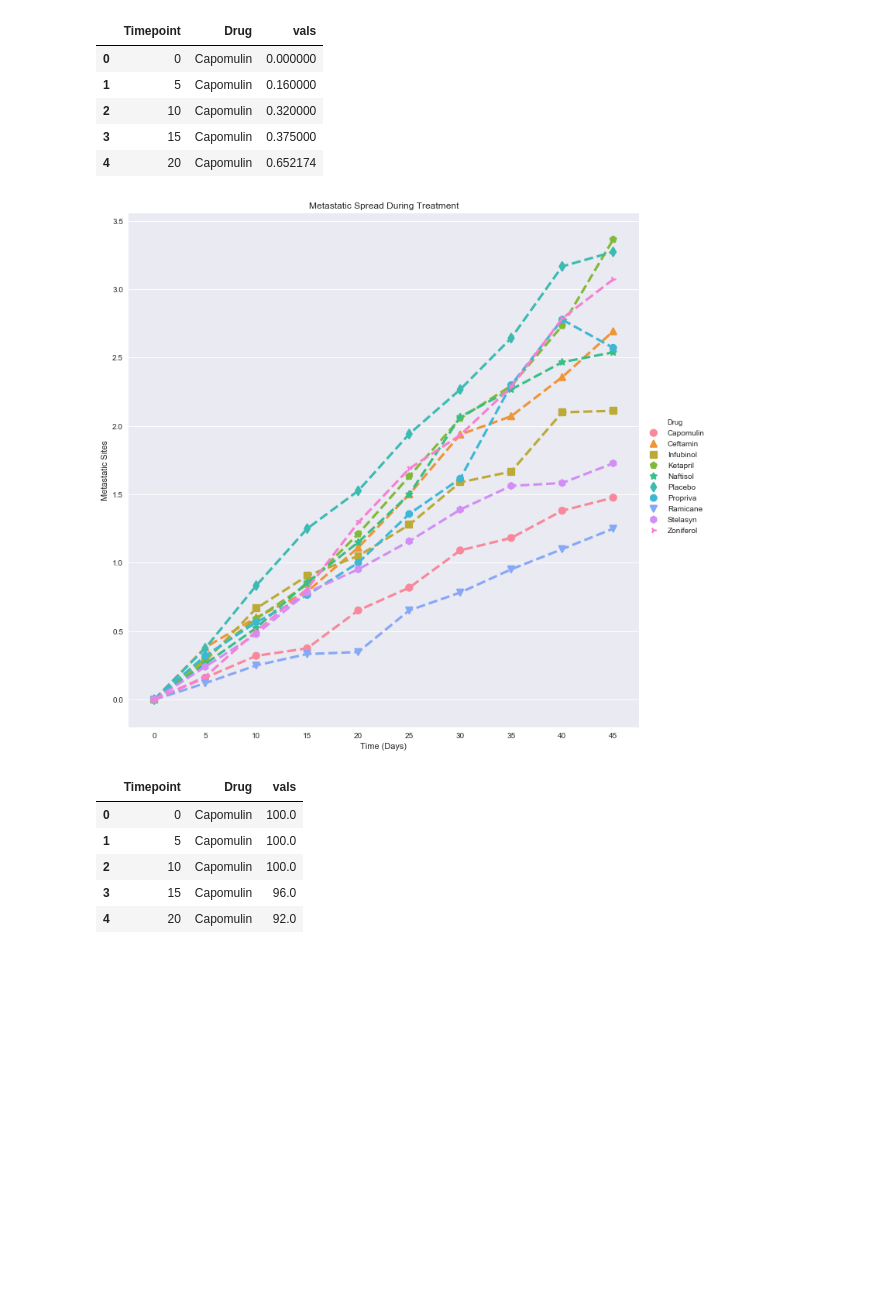
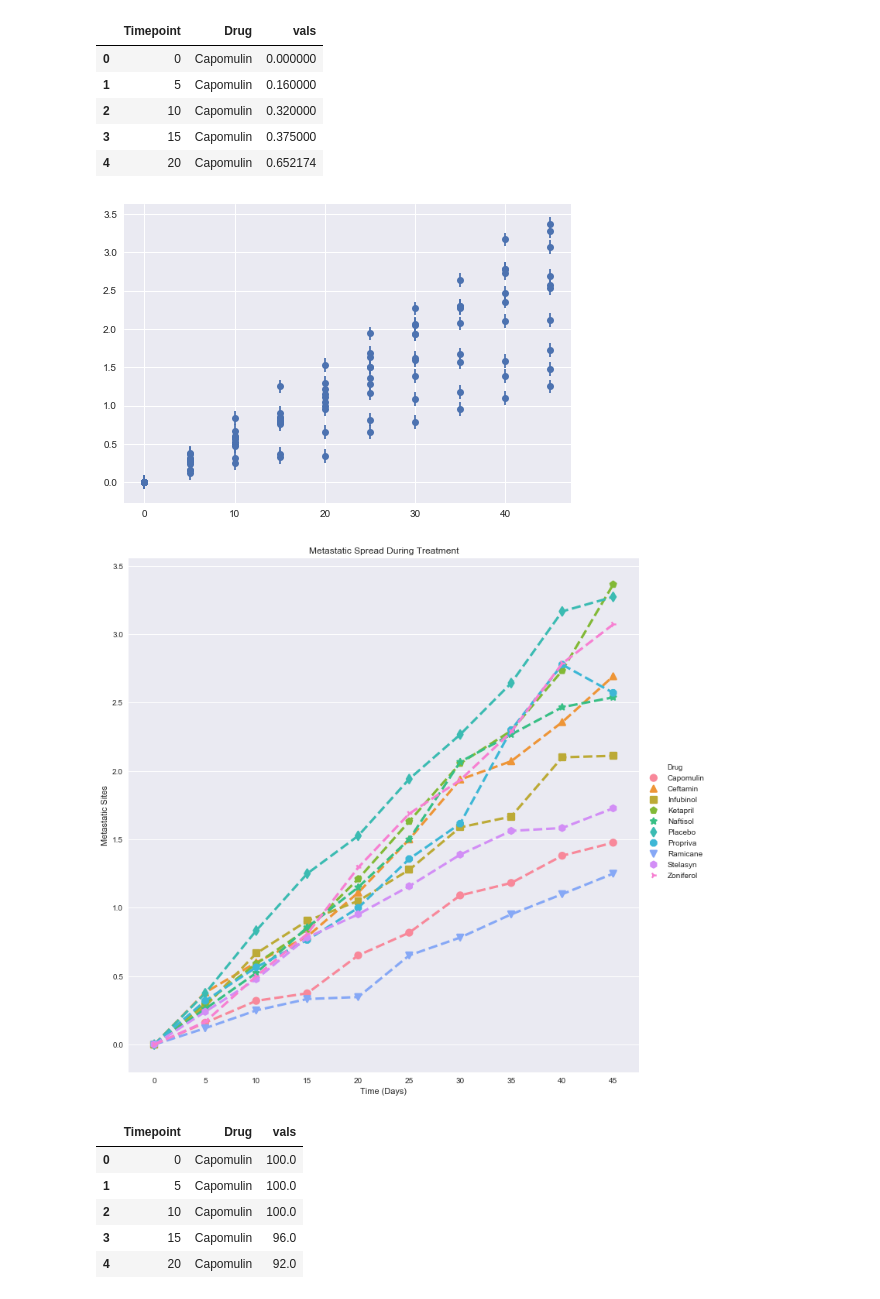
Before and after one commit to nblase22/the-power-of-plots, a Jupyter notebook: Pymaceuticals/Pymaceuticals.ipynb, the cells around one changed output. Saved outputs shown, nothing was run; the diff lists cells and outputs as text; code cells hidden in the pictures; blank space fills up the shorter version.

```diff
--- a/Pymaceuticals/Pymaceuticals.ipynb
+++ b/Pymaceuticals/Pymaceuticals.ipynb
@@ -103,6 +110,7 @@ ms = ms_grp["Metastatic Sites"].mean()
 # create the data frame for reorginzing
 ms_df = pd.DataFrame({"Metastatic Sites": ms})
 
+e = ms_df["Metastatic Sites"].sem()
 # reorder the data frame so the drugs are the columns, and the time point is the rows
 ms_reorder = ms_df.pivot_table('Metastatic Sites', 'Timepoint', 'Drug')
 ms_reorder.columns.name = None
@@ -121,20 +129,22 @@ ms_reorder.head()
 # %%
 # create a list of markers
 markers = ["o", "^", "s", "p", "*", "d", "8", "v", "h", "4"]
 
+fig, ax1= plt.subplots()
 # plot the tumor response to treatment
-sns.factorplot(x = "Timepoint", y="vals", hue='Drug', data = ms_reorder, legend = True, fit_reg = False, markers = markers,
+fig = sns.factorplot(x = "Timepoint", y="vals", hue='Drug', data = ms_reorder, legend = True, fit_reg = False, markers = markers,
               linestyles = "--", size = 10)
-
+ax1.errorbar(ms_reorder.Timepoint, ms_reorder.vals, yerr=e, fmt='o')
 # create the legends and titles
 #plt.legend(loc='best')
 plt.xlabel("Time (Days)")
 plt.ylabel("Metastatic Sites")
 plt.title("Metastatic Spread During Treatment")
 
 plt.show()
 # %% [output]
-[figure, old version]
+[figure, new version]
+[figure, added]
 # %%
 # group by drug and time point
 live_grp = combined.groupby(["Drug", "Timepoint"])
```
Also changed, not shown: parts of 6 cells of this notebook, 2 other files.
